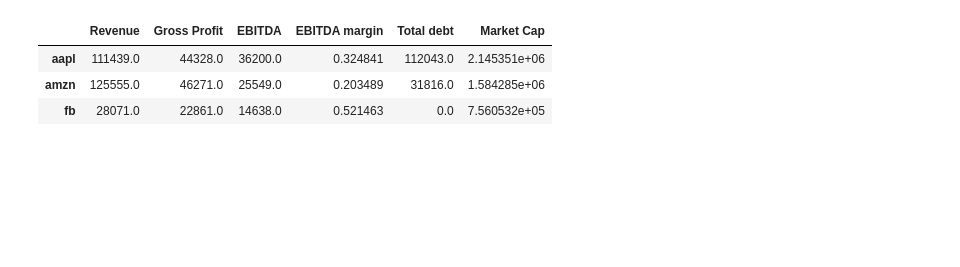
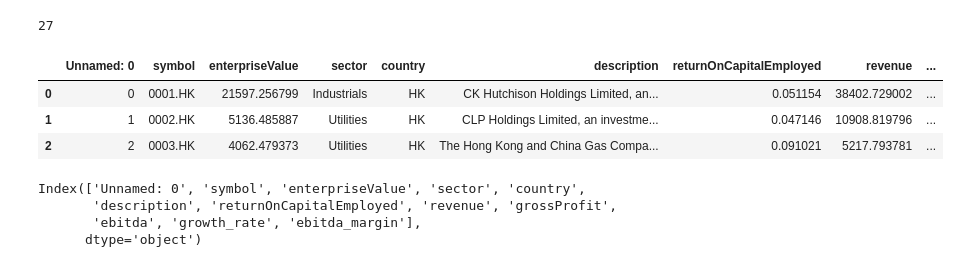
Before and after one commit to pierremstr/Company_Valuation, a Jupyter notebook: test__.ipynb, the cells around one changed output. Drawn from its saved outputs; the diff is of its cells as text; code cells hidden in the pictures; blank space fills up the shorter version.

```diff
--- a/test__.ipynb
+++ b/test__.ipynb
@@ -26,14 +5,0 @@ for stock in stocks:
-# %%
-df=pd.DataFrame(index=stocks)
-df['Revenue'] = revenue
-df['Gross Profit'] = gross_profit
-df['EBITDA'] = ebitda
-df['EBITDA margin'] = df['EBITDA']/df['Revenue']
-df['Total debt'] = debt
-df['Market Cap']= market_cap
-df
-# %% [output]
-|  | Revenue | Gross Profit | EBITDA | EBITDA margin | Total debt | Market Cap |
-| aapl | 111439.0 | 44328.0 | 36200.0 | 0.324841 | 112043.0 | 2.145351e+06 |
-| amzn | 125555.0 | 46271.0 | 25549.0 | 0.203489 | 31816.0 | 1.584285e+06 |
-| fb | 28071.0 | 22861.0 | 14638.0 | 0.521463 | 0.0 | 7.560532e+05 |
@@ -39,0 +8,18 @@ df
+# %%
+len(data[data['ebitda_margin']>1])
+# %% [output]
+27
+# %%
+data.head(3)
+# %% [output]
+|  | Unnamed: 0 | symbol | enterpriseValue | sector | country | description | returnOnCapitalEmployed | revenue | ... |
+| 0 | 0 | 0001.HK | 21597.256799 | Industrials | HK | CK Hutchison Holdings Limited, an... | 0.051154 | 38402.729002 | ... |
+| 1 | 1 | 0002.HK | 5136.485887 | Utilities | HK | CLP Holdings Limited, an investme... | 0.047146 | 10908.819796 | ... |
+| 2 | 2 | 0003.HK | 4062.479373 | Utilities | HK | The Hong Kong and China Gas Compa... | 0.091021 | 5217.793781 | ... |
+# %%
+data.columns
+# %% [output]
+Index(['Unnamed: 0', 'symbol', 'enterpriseValue', 'sector', 'country',
+       'description', 'returnOnCapitalEmployed', 'revenue', 'grossProfit',
+       'ebitda', 'growth_rate', 'ebitda_margin'],
+      dtype='object')
```
Also changed, not shown: parts of 17 cells of this notebook.
